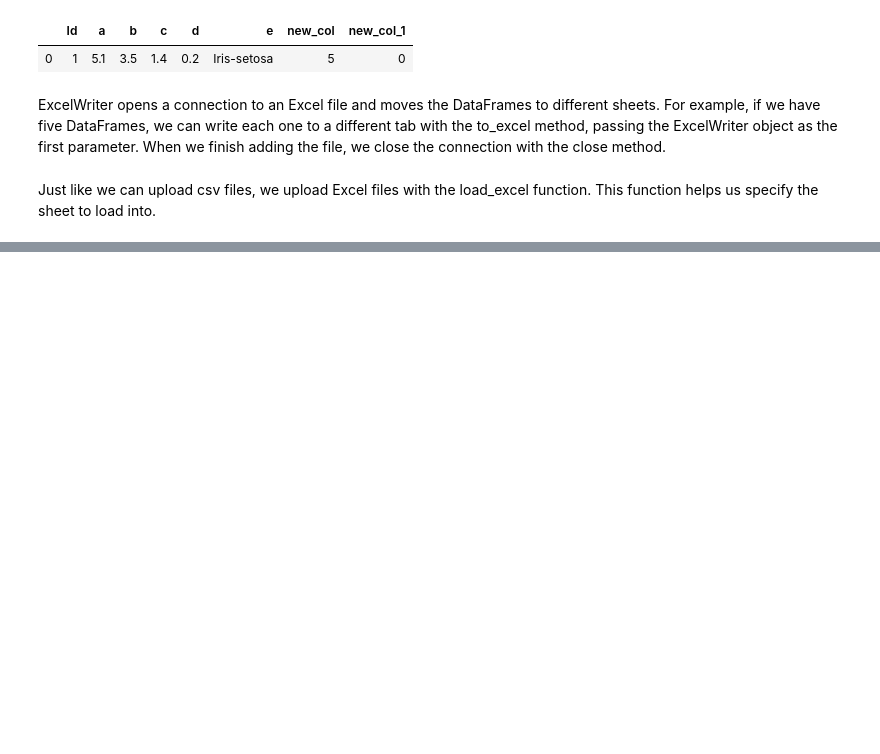
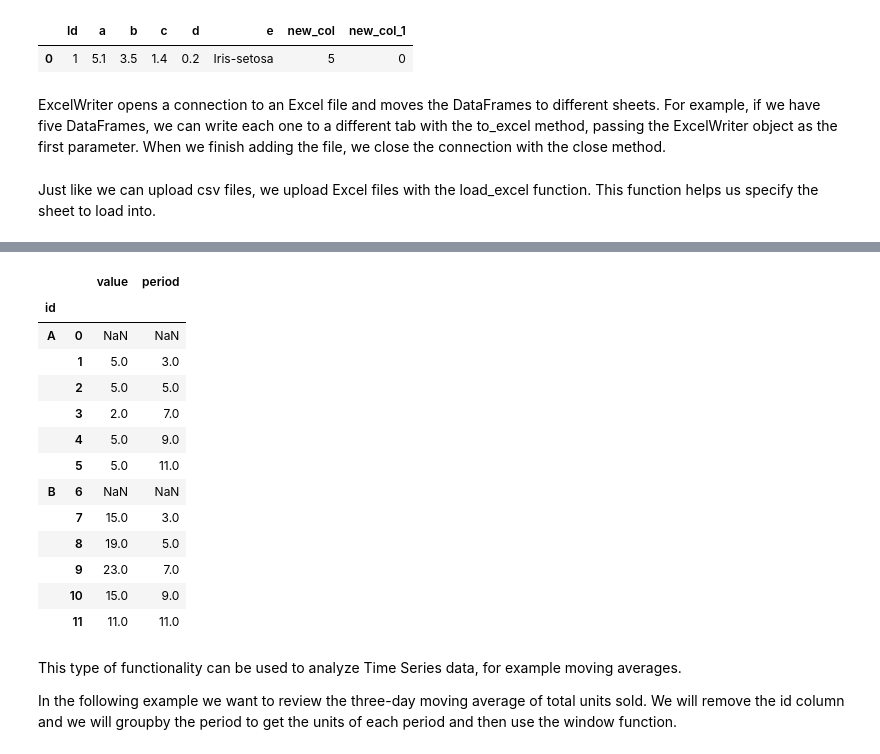
Before and after one commit to thecodemancer/study-with-me, a Jupyter notebook: python/pandas.ipynb, the cells around one changed output, grey strips where cells are left out. Drawn from its saved outputs; the diff is of its cells as text; code cells hidden in the pictures; blank space fills up the shorter version.

```diff
--- a/python/pandas.ipynb
+++ b/python/pandas.ipynb
@@ -708,0 +1151,18 @@ Just like we can upload csv files, we upload Excel files with the load_excel fun
+# %%
+data = [
+ [1,"A","1"],
+ [4,"A","2"],
+ [1,"A","3"],
+ [1,"A","4"],
+ [4,"A","5"],
+ [1,"A","6"],
+ [11,"B","1"],
+ [4,"B","2"],
+ [15,"B","3"],
+ [8,"B","4"],
+ [7,"B","5"],
+ [4,"B","6"]
+]
+df = pd.DataFrame(data)
+df.columns = ["value", "id", "period"]
+df
@@ -708,0 +1188,21 @@ Just like we can upload csv files, we upload Excel files with the load_excel fun
+# %%
+df.groupby(["id"]).rolling(2).sum()
+# %% [output]
+|  |  | value | period |
+| id |  |  |  |
+| A | 0 | NaN | NaN |
+|  | 1 | 5.0 | 3.0 |
+|  | 2 | 5.0 | 5.0 |
+|  | 3 | 2.0 | 7.0 |
+|  | 4 | 5.0 | 9.0 |
+|  | 5 | 5.0 | 11.0 |
+| B | 6 | NaN | NaN |
+|  | 7 | 15.0 | 3.0 |
+|  | 8 | 19.0 | 5.0 |
+|  | 9 | 23.0 | 7.0 |
+|  | 10 | 15.0 | 9.0 |
+|  | 11 | 11.0 | 11.0 |
+# %% [markdown]
+This type of functionality can be used to analyze Time Series data, for example moving averages.
+
+In the following example we want to review the three-day moving average of total units sold. We will remove the id column and we will groupby the period to get the units of each period and then use the window function.
```
Also changed, not shown: parts of 120 cells of this notebook.
